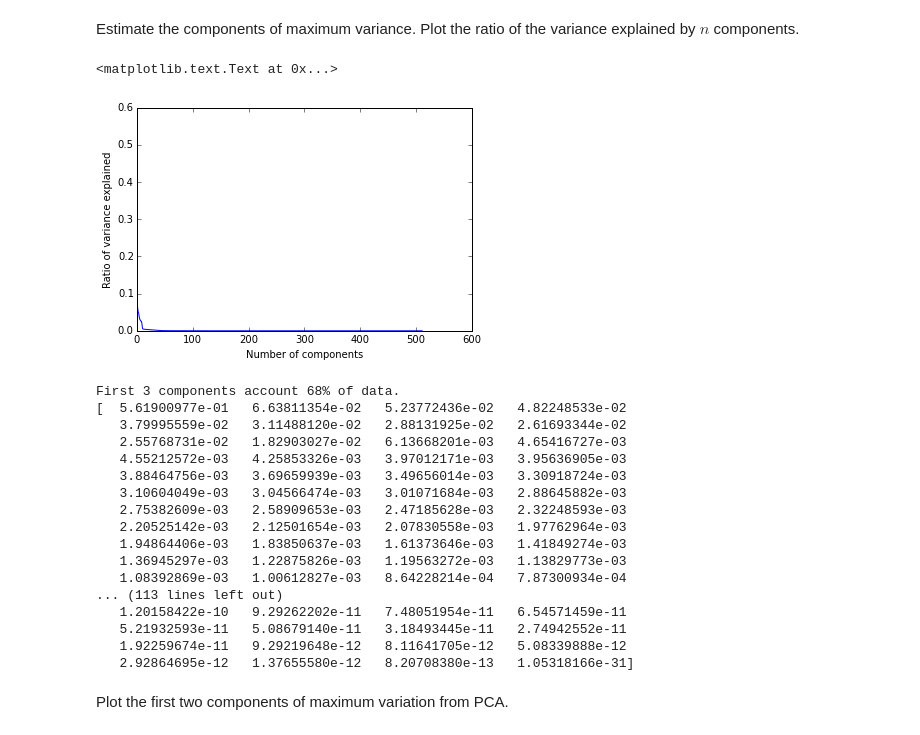
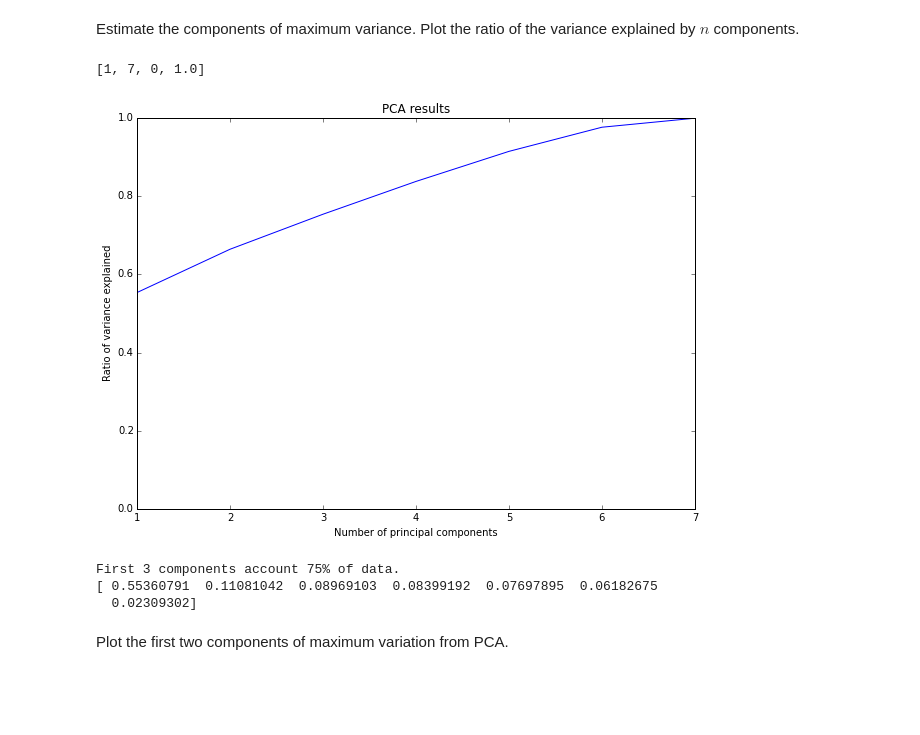
Before and after one commit to harmslab/notebooks-nonlinear-high-order-epistasis, a Jupyter notebook: notebooks/06-Is there another coordinate system.ipynb, the cells around one changed output. Drawn from its saved outputs; the diff is of its cells as text; code cells hidden in the pictures; blank space fills up the shorter version.

```diff
--- a/notebooks/06-Is there another coordinate system.ipynb
+++ b/notebooks/06-Is there another coordinate system.ipynb
@@ -23,34 +49,25 @@ pca = EpistasisPCA(wildtype, genotypes, phenotypes, 9)
 # %% [markdown]
 Estimate the components of maximum variance. Plot the ratio of the variance explained by $n$ components.
-# %%
-explained_variance = pca.estimate_components()
-plt.plot(explained_variance)
-plt.xlabel("Number of components")
-plt.ylabel("Ratio of variance explained")
-plt.title("PCA performance")
-# %% [output]
-<matplotlib.text.Text at 0x...>
-[figure, removed]
+# %%
+fig, ax = plt.subplots(1,1, figsize=[10,7])
+explained_variance, new_x = pca.estimate_components()
+component_index = range(1,len(explained_variance)+1)
+variance_sum = [sum(explained_variance[:i]) for i in component_index]
+ax.plot(component_index, variance_sum, 'b-')
+ax.set_xlabel("Number of principal components")
+ax.set_ylabel("Ratio of variance explained")
+ax.set_title("PCA results")
+ax.axis([1,len(variance_sum), 0, 1.0])
+# %% [output]
+[1, 7, 0, 1.0]
+[figure, added]
 # %%
-print("First 3 components account " + str(int(sum(pca.explained_variance_ratio[0:3])*100)) + "% of data.")
+n_components = 3
+print("First " + str(n_components) + " components account " + str(int(sum(pca.explained_variance_ratio[0:n_components])*100)) + "% of data.")
 print(pca.explained_variance_ratio)
 # %% [output]
-First 3 components account 68% of data.
-[  5.61900977e-01   6.63811354e-02   5.23772436e-02   4.82248533e-02
-   3.79995559e-02   3.11488120e-02   2.88131925e-02   2.61693344e-02
-   2.55768731e-02   1.82903027e-02   6.13668201e-03   4.65416727e-03
-   4.55212572e-03   4.25853326e-03   3.97012171e-03   3.95636905e-03
-   3.88464756e-03   3.69659939e-03   3.49656014e-03   3.30918724e-03
-   3.10604049e-03   3.04566474e-03   3.01071684e-03   2.88645882e-03
-   2.75382609e-03   2.58909653e-03   2.47185628e-03   2.32248593e-03
-   2.20525142e-03   2.12501654e-03   2.07830558e-03   1.97762964e-03
-   1.94864406e-03   1.83850637e-03   1.61373646e-03   1.41849274e-03
-   1.36945297e-03   1.22875826e-03   1.19563272e-03   1.13829773e-03
-   1.08392869e-03   1.00612827e-03   8.64228214e-04   7.87300934e-04
-... (113 lines left out)
-   1.20158422e-10   9.29262202e-11   7.48051954e-11   6.54571459e-11
-   5.21932593e-11   5.08679140e-11   3.18493445e-11   2.74942552e-11
-   1.92259674e-11   9.29219648e-12   8.11641705e-12   5.08339888e-12
-   2.92864695e-12   1.37655580e-12   8.20708380e-13   1.05318166e-31]
+First 3 components account 75% of data.
+[ 0.55360791  0.11081042  0.08969103  0.08399192  0.07697895  0.06182675
+  0.02309302]
 # %% [markdown]
 Plot the first two components of maximum variation from PCA.
```
Also changed, not shown: parts of 17 cells of this notebook, 1 other file.
